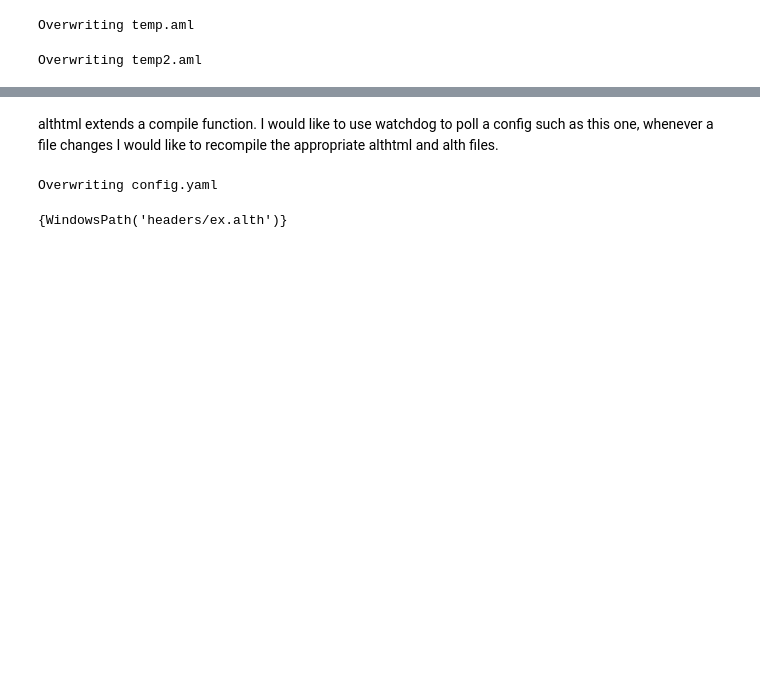
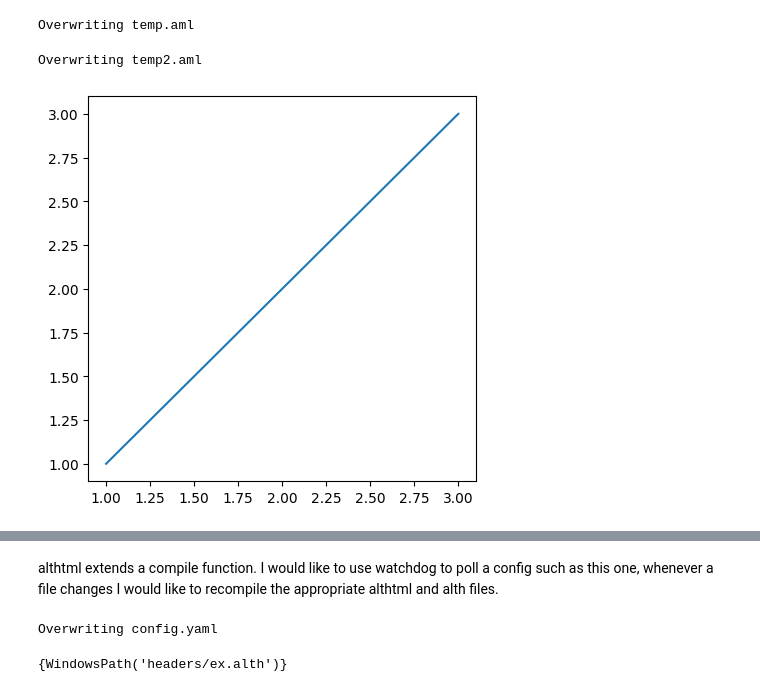
Before and after one commit to vbprojects/pyalthtml, a Jupyter notebook: notebooks/althmtlexper.ipynb, the cells around one changed output, grey strips where cells are left out. Saved outputs shown, nothing was run; the diff lists cells and outputs as text; code cells hidden in the pictures; blank space fills up the shorter version.

```diff
--- a/notebooks/althmtlexper.ipynb
+++ b/notebooks/althmtlexper.ipynb
@@ -56,5 +89,11 @@ html
 # %% [output]
 Overwriting temp2.aml
+# %%
+fig = plt.figure(figsize=(5, 5))
+plt.plot([1, 2, 3], [1, 2, 3])
+plt.savefig('temp.svg')
+# %% [output]
+[figure, added]
 # %%
 compiler = AlthtmlCompiler()
 with open('temp.aml', 'r') as f:
```
Also changed, not shown: parts of 7 cells of this notebook, 3 other files.
